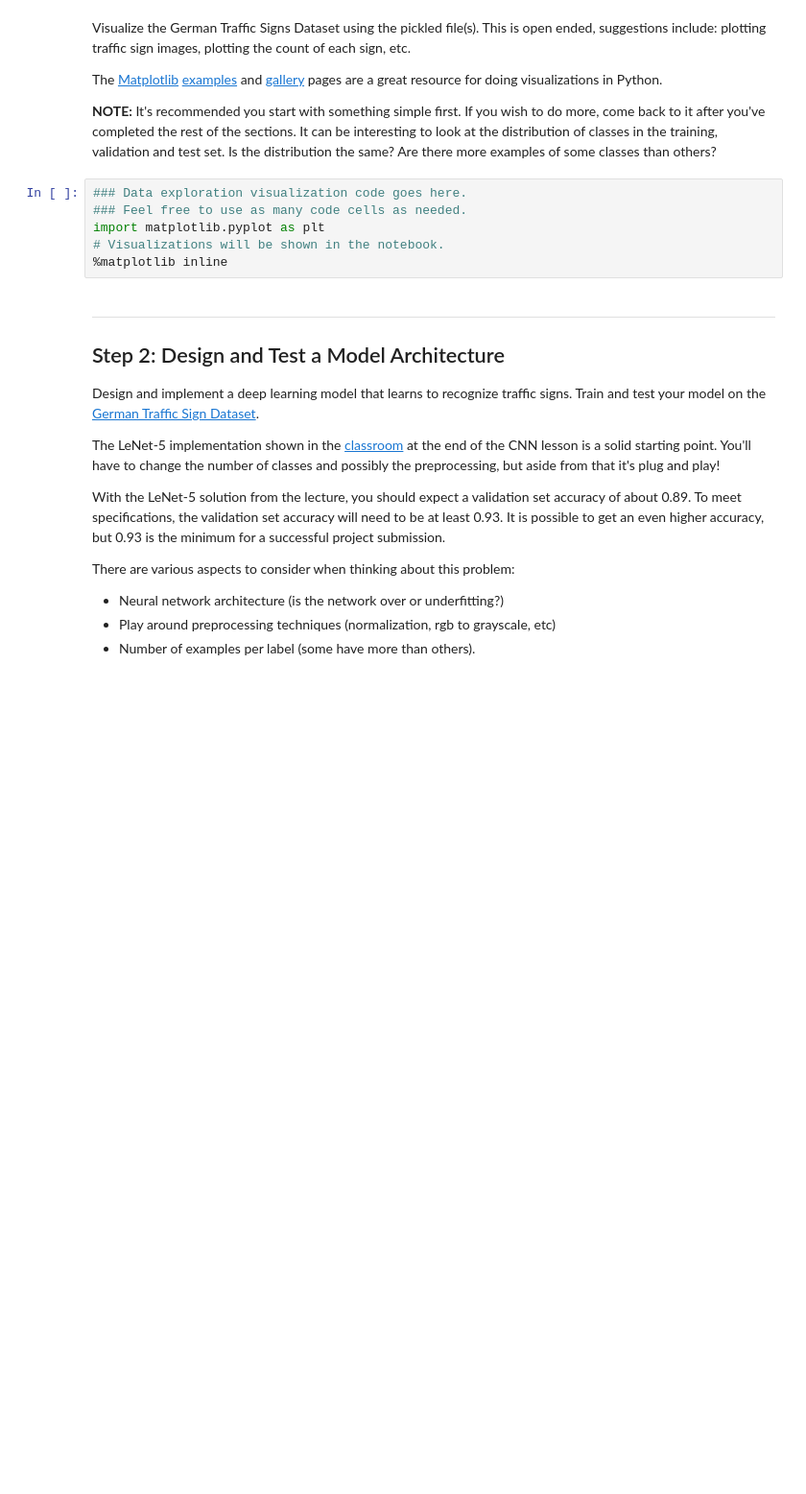
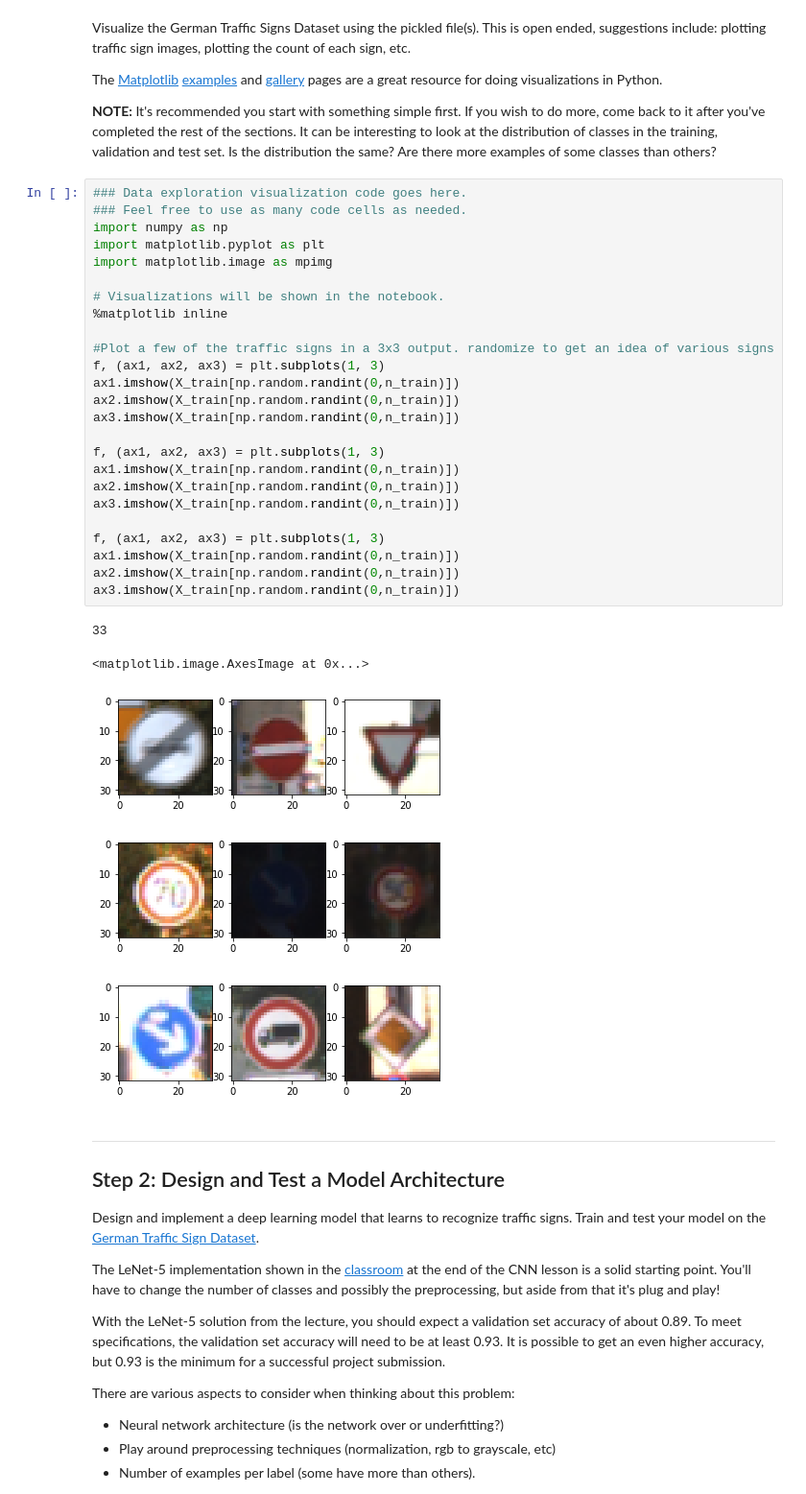
Before and after one commit to avernethy/CarND-Traffic-Sign-Classifier-Project, a Jupyter notebook: Traffic_Sign_Classifier.ipynb, the cells around one changed output. Shown: that part at 96% size. Drawn from its saved outputs; the diff is of its cells as text; blank space fills up the shorter version.

Commit message:
complete Step 1. Summarize and visualize traffic signs

```diff
--- a/Traffic_Sign_Classifier.ipynb
+++ b/Traffic_Sign_Classifier.ipynb
@@ -94,12 +94,37 @@ Visualize the German Traffic Signs Dataset using the pickled file(s). This is op
 The [Matplotlib](http://matplotlib.org/) [examples](http://matplotlib.org/examples/index.html) and [gallery](http://matplotlib.org/gallery.html) pages are a great resource for doing visualizations in Python.
 
 **NOTE:** It's recommended you start with something simple first. If you wish to do more, come back to it after you've completed the rest of the sections. It can be interesting to look at the distribution of classes in the training, validation and test set. Is the distribution the same? Are there more examples of some classes than others?
-# %%
-### Data exploration visualization code goes here.
-### Feel free to use as many code cells as needed.
-import matplotlib.pyplot as plt
-# Visualizations will be shown in the notebook.
-%matplotlib inline
+# %%
+### Data exploration visualization code goes here.
+### Feel free to use as many code cells as needed.
+import numpy as np
+import matplotlib.pyplot as plt
+import matplotlib.image as mpimg
+
+# Visualizations will be shown in the notebook.
+%matplotlib inline
+
+#Plot a few of the traffic signs in a 3x3 output. randomize to get an idea of various signs
+f, (ax1, ax2, ax3) = plt.subplots(1, 3)
+ax1.imshow(X_train[np.random.randint(0,n_train)])
+ax2.imshow(X_train[np.random.randint(0,n_train)])
+ax3.imshow(X_train[np.random.randint(0,n_train)])
+
+f, (ax1, ax2, ax3) = plt.subplots(1, 3)
+ax1.imshow(X_train[np.random.randint(0,n_train)])
+ax2.imshow(X_train[np.random.randint(0,n_train)])
+ax3.imshow(X_train[np.random.randint(0,n_train)])
+
+f, (ax1, ax2, ax3) = plt.subplots(1, 3)
+ax1.imshow(X_train[np.random.randint(0,n_train)])
+ax2.imshow(X_train[np.random.randint(0,n_train)])
+ax3.imshow(X_train[np.random.randint(0,n_train)])
+# %% [output]
+33
+<matplotlib.image.AxesImage at 0x...>
+[figure, added]
+[figure, added]
+[figure, added]
 # %% [markdown]
 ----
 
```
